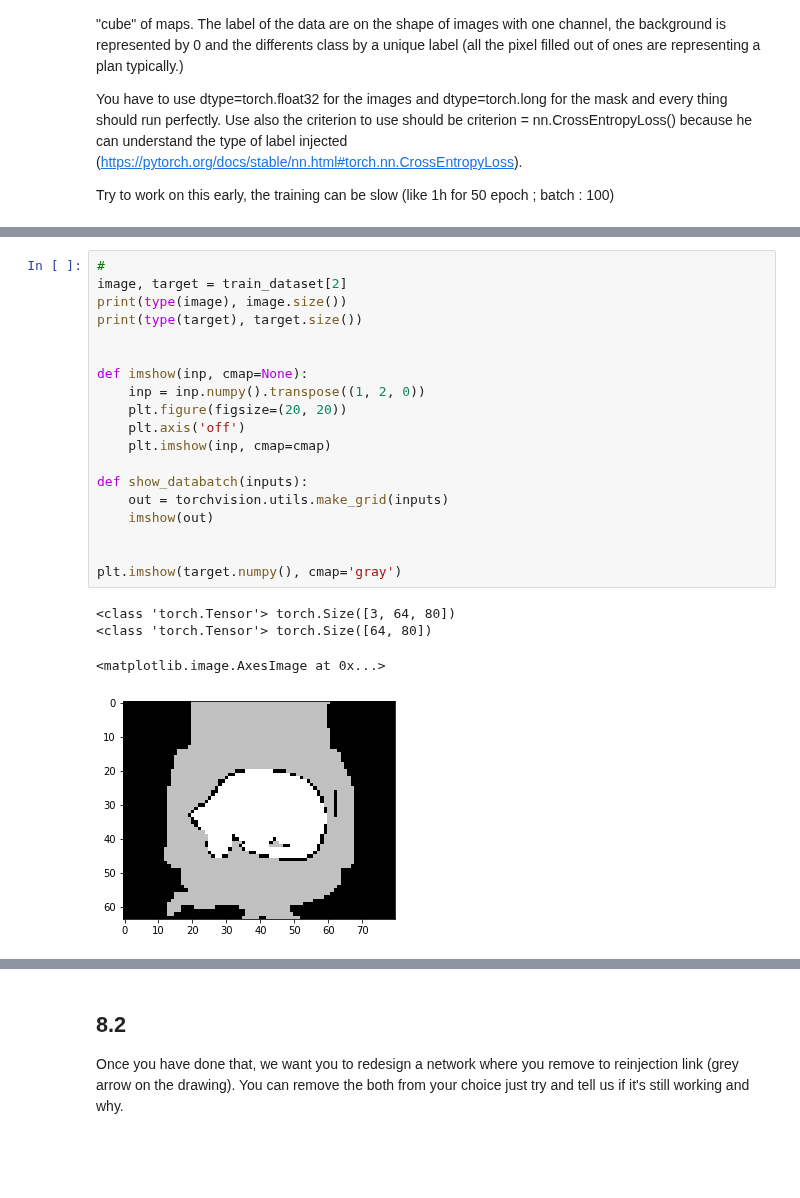
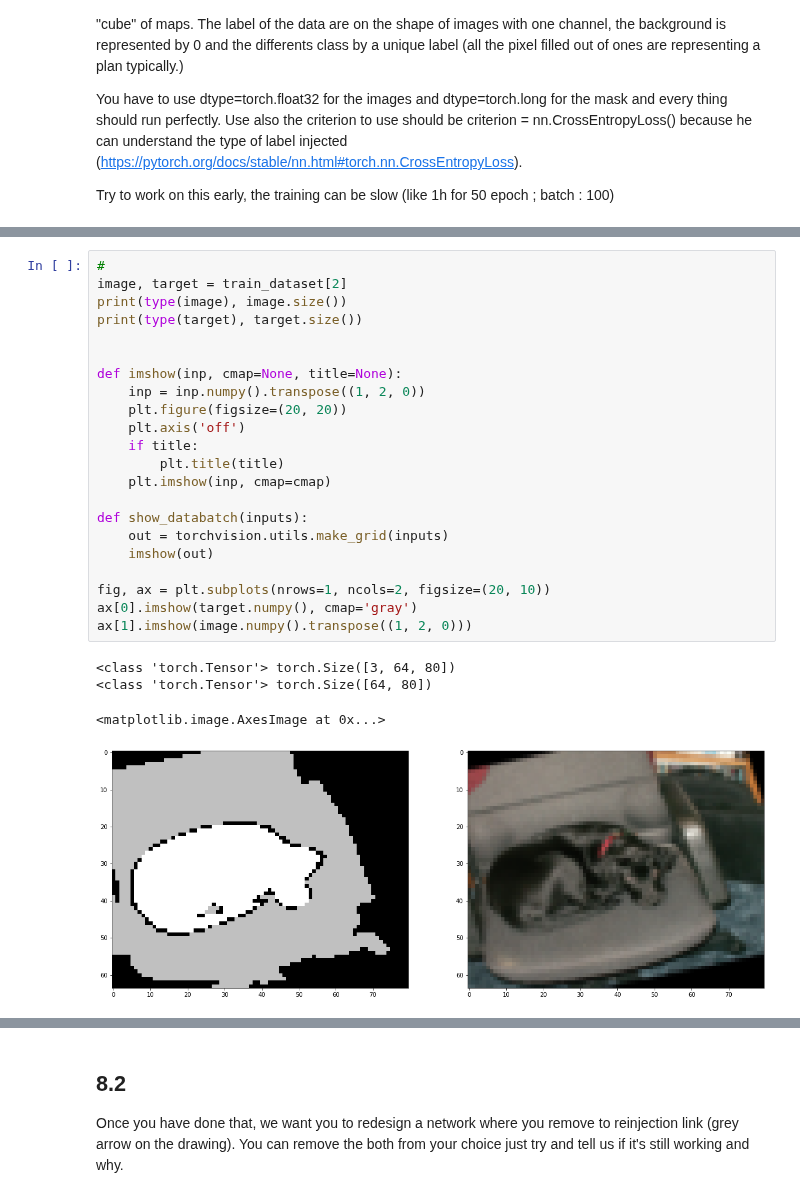
Before and after one commit to AbdBarho/CV19-20, a Jupyter notebook: 10_PyTorch_UNet.ipynb, the cells around one changed output, grey strips where cells are left out. Saved outputs shown, nothing was run; the diff lists cells and outputs as text; blank space fills up the shorter version.

```diff
--- a/10_PyTorch_UNet.ipynb
+++ b/10_PyTorch_UNet.ipynb
@@ -83,27 +118,30 @@ val_loader = torch.utils.data.DataLoader(val_dataset, batch_size = batch_size_va
 # %%
 #
 image, target = train_dataset[2]
 print(type(image), image.size())
 print(type(target), target.size())
 
 
-def imshow(inp, cmap=None):
+def imshow(inp, cmap=None, title=None):
     inp = inp.numpy().transpose((1, 2, 0))
     plt.figure(figsize=(20, 20))
     plt.axis('off')
+    if title:
+        plt.title(title)
     plt.imshow(inp, cmap=cmap)
 
 def show_databatch(inputs):
     out = torchvision.utils.make_grid(inputs)
     imshow(out)
 
-
-plt.imshow(target.numpy(), cmap='gray')
+fig, ax = plt.subplots(nrows=1, ncols=2, figsize=(20, 10))
+ax[0].imshow(target.numpy(), cmap='gray')
+ax[1].imshow(image.numpy().transpose((1, 2, 0)))
 # %% [output]
 <class 'torch.Tensor'> torch.Size([3, 64, 80])
 <class 'torch.Tensor'> torch.Size([64, 80])
 <matplotlib.image.AxesImage at 0x...>
-[figure, old version]
+[figure, new version]
 # %%
 def create_block(c1, c2, c3 = None, sigmoid=False):
     if c3 == None:
```
Also changed, not shown: parts of 16 cells of this notebook.
